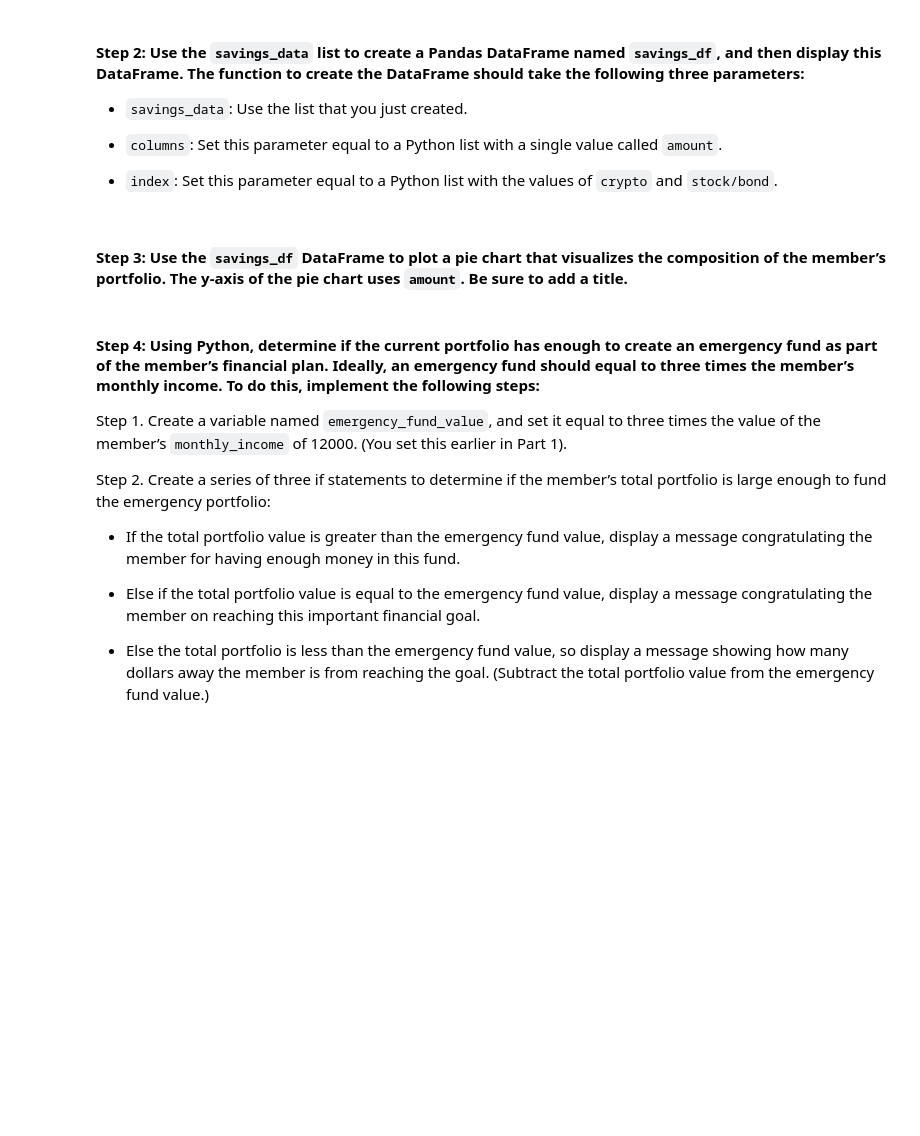
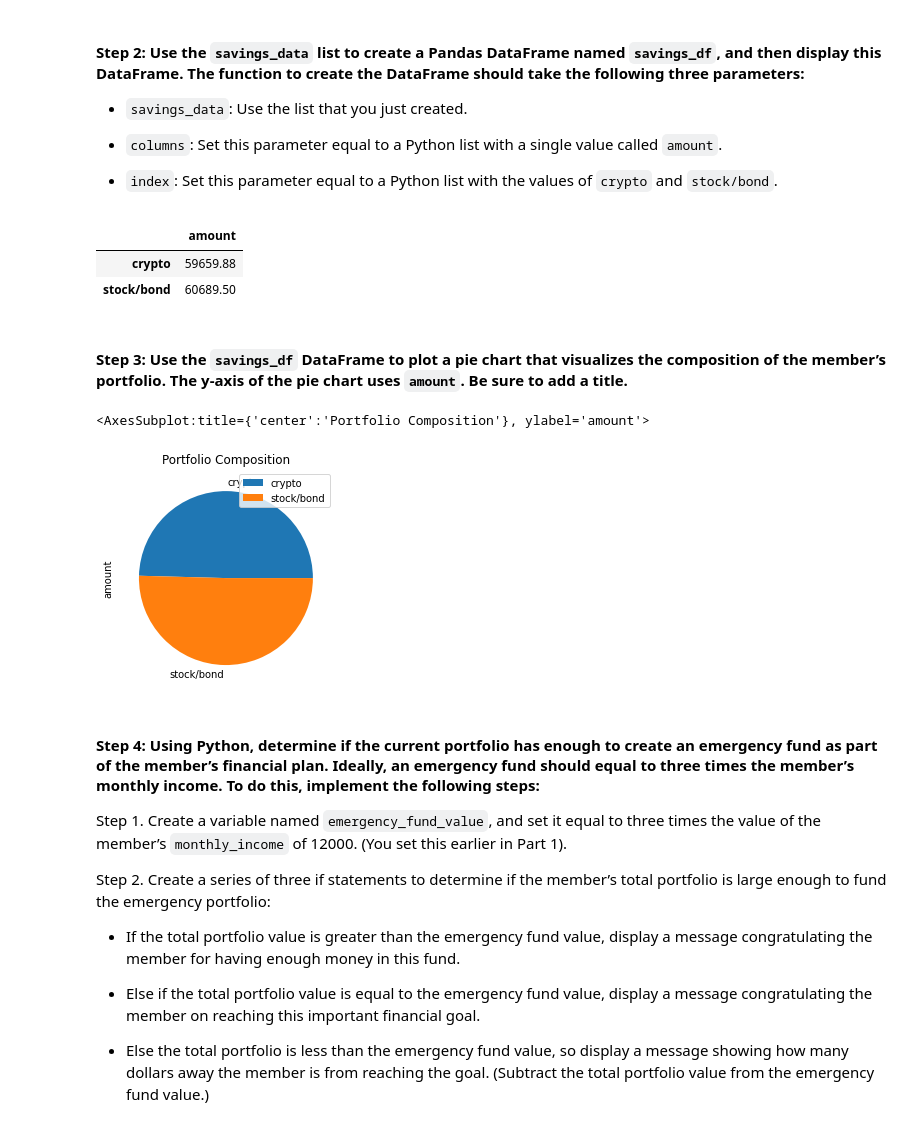
Before and after one commit to druchkamgar/Challenge_5, a Jupyter notebook: Starter_Code/financial_planning_tools.ipynb, the cells around one changed output. Cells and saved outputs as stored; diff of their text form; code cells hidden in the pictures; blank space fills up the shorter version.

```diff
--- a/Starter_Code/financial_planning_tools.ipynb
+++ b/Starter_Code/financial_planning_tools.ipynb
@@ -322,7 +324,7 @@ In this section, you’ll use the valuations for the cryptocurrency wallet and f
 #### Step 1: Create a Python list named `savings_data` that has two elements. The first element contains the total value of the cryptocurrency wallet. The second element contains the total value of the stock and bond portions of the portfolio.
 # %%
 # Consolidate financial assets data into a Python list
-# YOUR CODE HERE
+savings_data=[total_crypto_wallet,total_stocks_bonds]
 
 # Review the Python list savings_data
-# YOUR CODE HERE
+print(savings_data)
@@ -336,15 +340,23 @@ In this section, you’ll use the valuations for the cryptocurrency wallet and f
 - `index`: Set this parameter equal to a Python list with the values of `crypto` and `stock/bond`.
 # %%
 # Create a Pandas DataFrame called savings_df
-# YOUR CODE HERE
-
+savings_df=pd.DataFrame(savings_data)
+savings_df.columns=['amount']
+savings_df=savings_df.set_index(pd.Index(['crypto','stock/bond']))
 # Display the savings_df DataFrame
-# YOUR CODE HERE
+display(savings_df)
+# %% [output]
+|  | amount |
+| crypto | 59659.88 |
+| stock/bond | 60689.50 |
 # %% [markdown]
 #### Step 3: Use the `savings_df` DataFrame to plot a pie chart that visualizes the composition of the member’s portfolio. The y-axis of the pie chart uses `amount`. Be sure to add a title.
 # %%
 # Plot the total value of the member's portfolio (crypto and stock/bond) in a pie chart
-# YOUR CODE HERE
+savings_df.plot(kind='pie',y='amount',title='Portfolio Composition')
+# %% [output]
+<AxesSubplot:title={'center':'Portfolio Composition'}, ylabel='amount'>
+[figure, added]
 # %% [markdown]
 #### Step 4: Using Python, determine if the current portfolio has enough to create an emergency fund as part of the member’s financial plan. Ideally, an emergency fund should equal to three times the member’s monthly income. To do this, implement the following steps:
 
```
Also changed, not shown: parts of 5 cells of this notebook.
